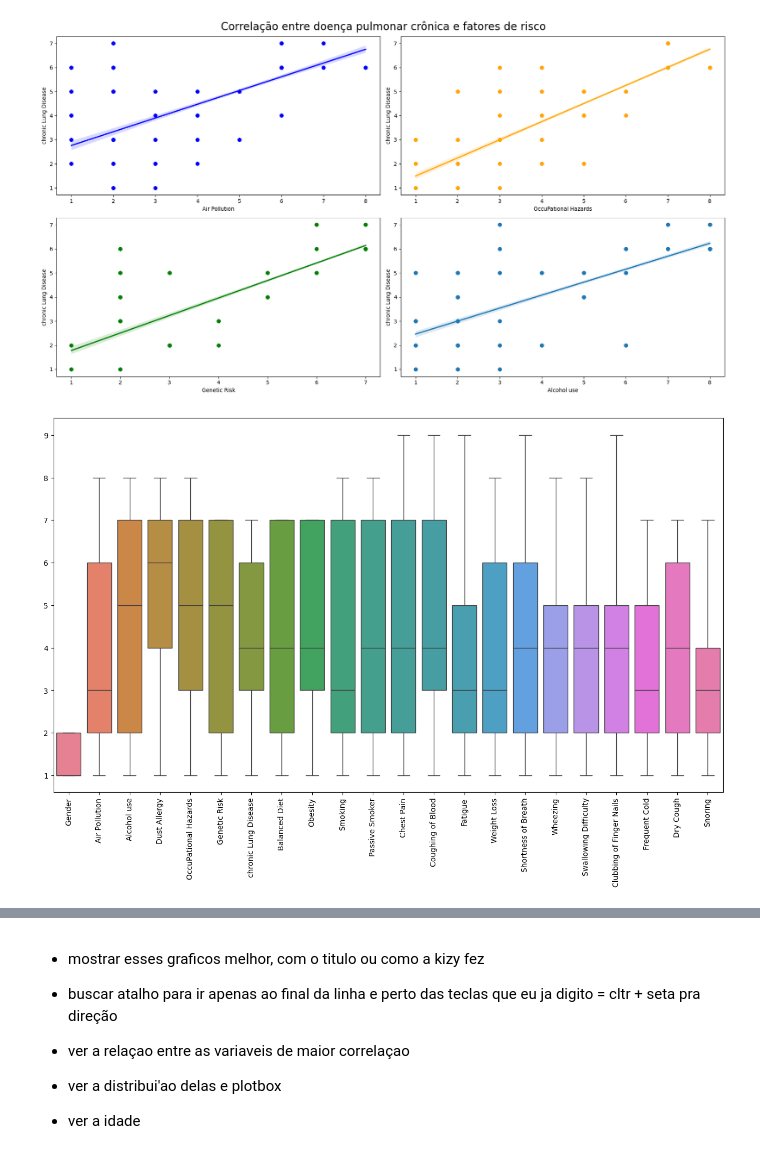
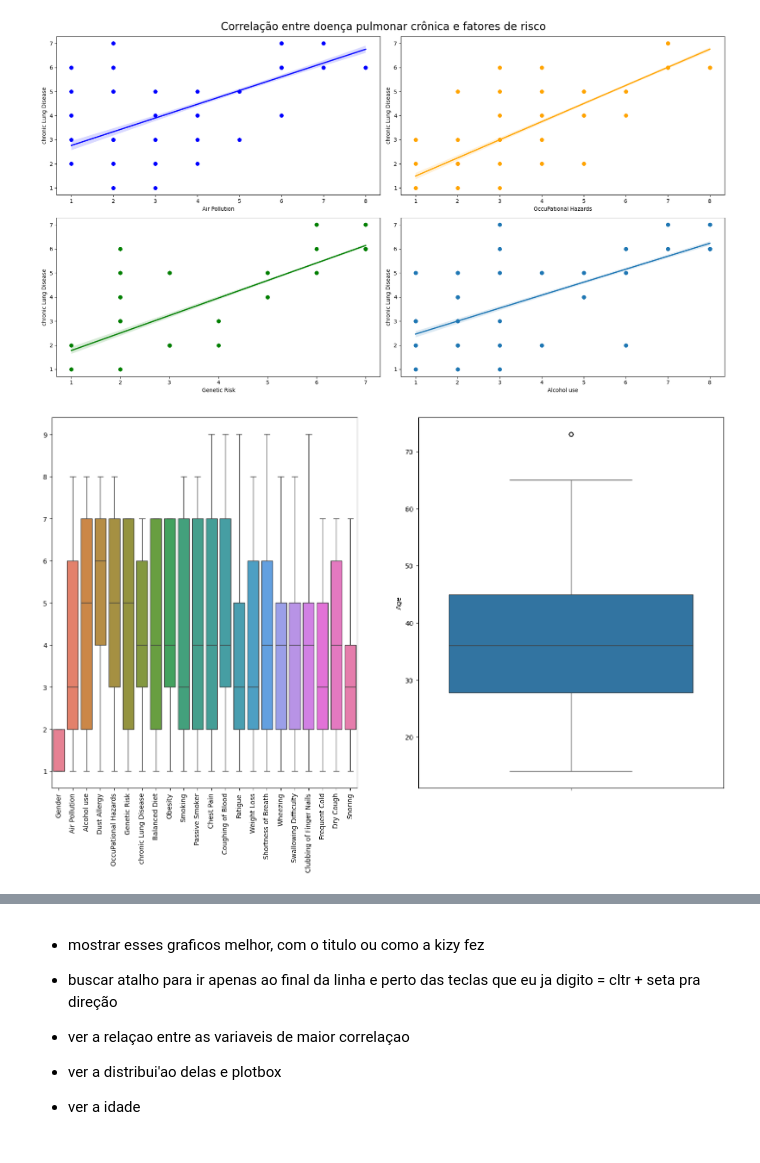
Before and after one commit to Danie110001001109192912/Cancer_prediction, a Jupyter notebook: lung_cancer_prediction.ipynb, the cells around one changed output, grey strips where cells are left out. Saved outputs shown, nothing was run; the diff lists cells and outputs as text; code cells hidden in the pictures.

```diff
--- a/lung_cancer_prediction.ipynb
+++ b/lung_cancer_prediction.ipynb
@@ -112,13 +112,19 @@ plt.tight_layout()
 plt.show()
 # %% [output]
 [figure]
-# %%
-plt.figure(figsize =( 16,9))
-sns.boxplot(pasc.drop( columns=['index', 'Age'] ))
-plt.xticks(rotation = 90)
-plt.show()
-# %% [output]
-[figure, removed]
+# %%
+fig, axe = plt.subplots(1, 2, figsize=(18, 10))
+
+c = ['index', 'Age']
+
+sns.boxplot(ax=axe[0], data = pasc.drop(columns = c) )
+axe[0].tick_params(axis='x', rotation=90)
+
+sns.boxplot(ax=axe[1], data = pasc['Age'])
+
+plt.show()
+# %% [output]
+[figure, added]
 # %%
 fig, axes = plt.subplots(2, 2, figsize=(18, 10))
 
```
Also changed, not shown: parts of 2 cells of this notebook.
